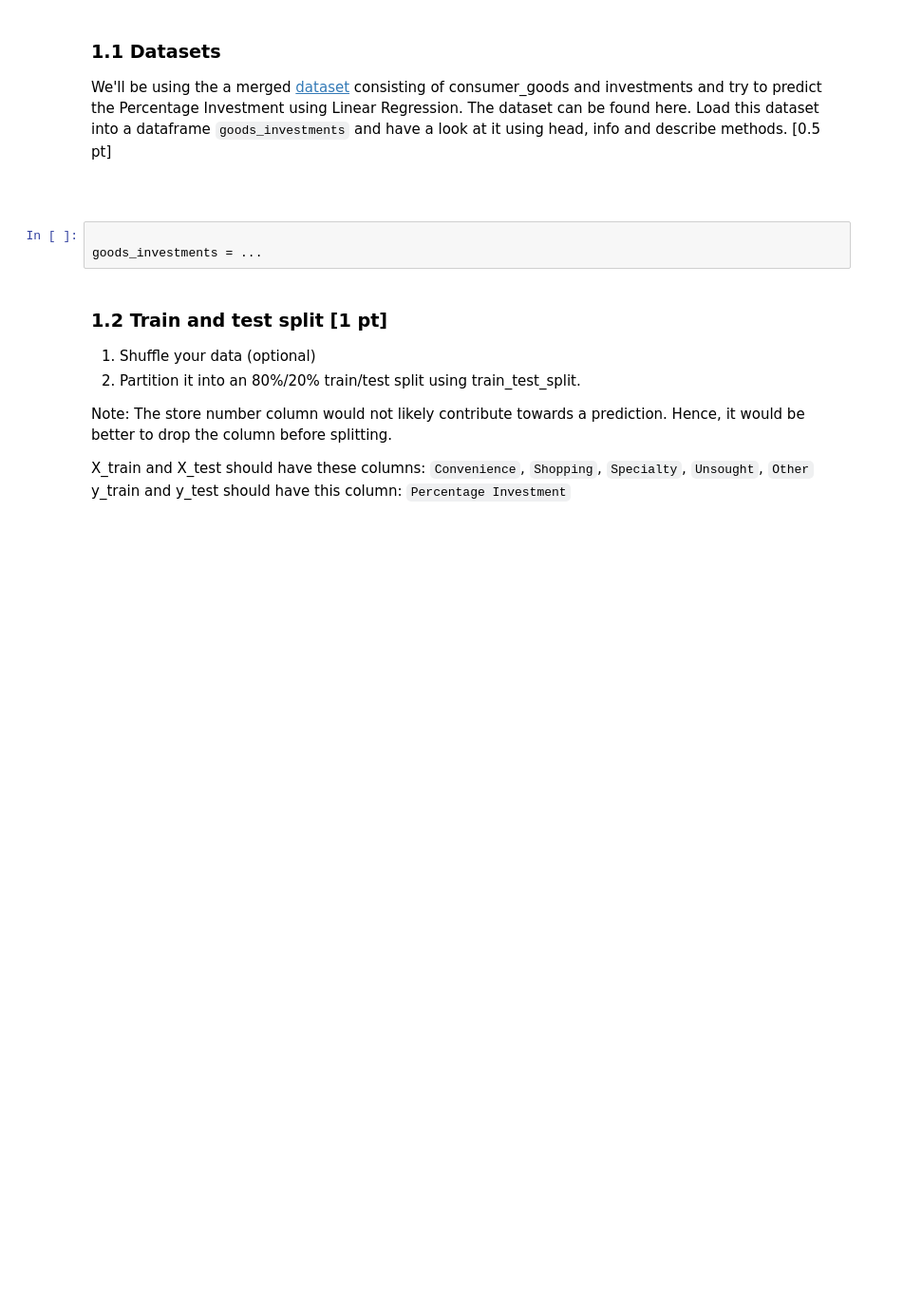
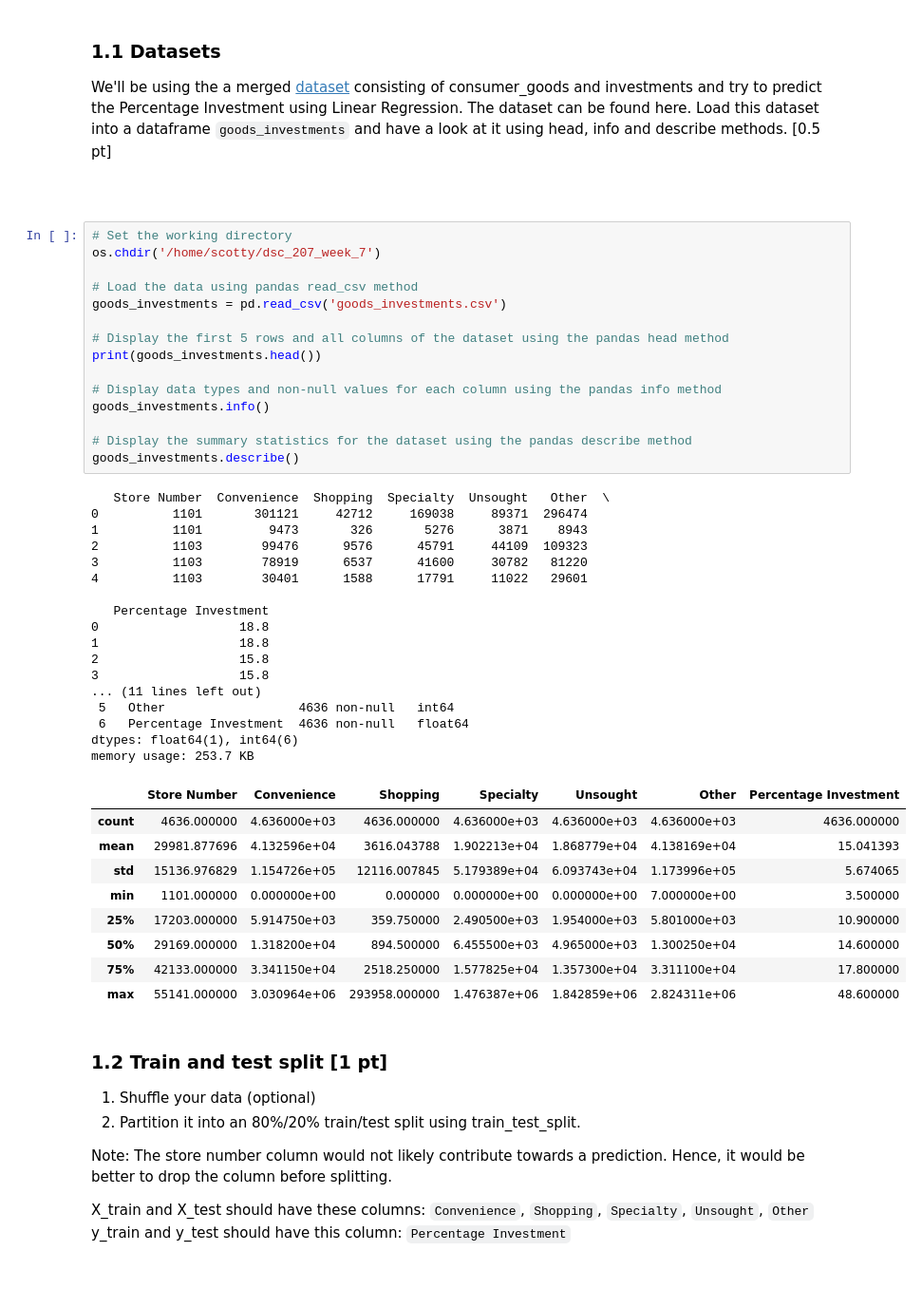
Before and after one commit to 0tv0renakniga/dsc_207_week_7, a Jupyter notebook: week7_assignment.ipynb, the cells around one changed output. Shown at 95% size. Saved outputs shown, nothing was run; the diff lists cells and outputs as text; blank space fills up the shorter version.

```diff
--- a/week7_assignment.ipynb
+++ b/week7_assignment.ipynb
@@ -25,9 +27,48 @@ We will perform linear regression to use our financial data to predict projected
 ### 1.1 Datasets
 We'll be using the a merged [dataset](https://drive.google.com/file/d/17tyrmrUQYaiia3zY6YgQy8LIUuM37hrd/view?usp=sharing) consisting of consumer_goods and investments and try to predict the Percentage Investment using Linear Regression. The dataset can be found here. Load this dataset into a dataframe `goods_investments` and have a look at it using head, info and describe methods. [0.5 pt]<br>
 <br><br>
-# %%
-
-goods_investments = ...
+# %%
+# Set the working directory
+os.chdir('/home/scotty/dsc_207_week_7')
+
+# Load the data using pandas read_csv method
+goods_investments = pd.read_csv('goods_investments.csv')
+
+# Display the first 5 rows and all columns of the dataset using the pandas head method
+print(goods_investments.head())
+
+# Display data types and non-null values for each column using the pandas info method
+goods_investments.info()
+
+# Display the summary statistics for the dataset using the pandas describe method
+goods_investments.describe()
+# %% [output]
+   Store Number  Convenience  Shopping  Specialty  Unsought   Other  \
+0          1101       301121     42712     169038     89371  296474
+1          1101         9473       326       5276      3871    8943
+2          1103        99476      9576      45791     44109  109323
+3          1103        78919      6537      41600     30782   81220
+4          1103        30401      1588      17791     11022   29601
+
+   Percentage Investment
+0                   18.8
+1                   18.8
+2                   15.8
+3                   15.8
+... (11 lines left out)
+ 5   Other                  4636 non-null   int64
+ 6   Percentage Investment  4636 non-null   float64
+dtypes: float64(1), int64(6)
+memory usage: 253.7 KB
+|  | Store Number | Convenience | Shopping | Specialty | Unsought | Other | Percentage Investment |
+| count | 4636.000000 | 4.636000e+03 | 4636.000000 | 4.636000e+03 | 4.636000e+03 | 4.636000e+03 | 4636.000000 |
+| mean | 29981.877696 | 4.132596e+04 | 3616.043788 | 1.902213e+04 | 1.868779e+04 | 4.138169e+04 | 15.041393 |
+| std | 15136.976829 | 1.154726e+05 | 12116.007845 | 5.179389e+04 | 6.093743e+04 | 1.173996e+05 | 5.674065 |
+| min | 1101.000000 | 0.000000e+00 | 0.000000 | 0.000000e+00 | 0.000000e+00 | 7.000000e+00 | 3.500000 |
+| 25% | 17203.000000 | 5.914750e+03 | 359.750000 | 2.490500e+03 | 1.954000e+03 | 5.801000e+03 | 10.900000 |
+| 50% | 29169.000000 | 1.318200e+04 | 894.500000 | 6.455500e+03 | 4.965000e+03 | 1.300250e+04 | 14.600000 |
+| 75% | 42133.000000 | 3.341150e+04 | 2518.250000 | 1.577825e+04 | 1.357300e+04 | 3.311100e+04 | 17.800000 |
+| max | 55141.000000 | 3.030964e+06 | 293958.000000 | 1.476387e+06 | 1.842859e+06 | 2.824311e+06 | 48.600000 |
 # %% [markdown]
 ### 1.2 Train and test split [1 pt]
 1. Shuffle your data (optional)
```
Also changed, not shown: parts of 2 cells of this notebook.
